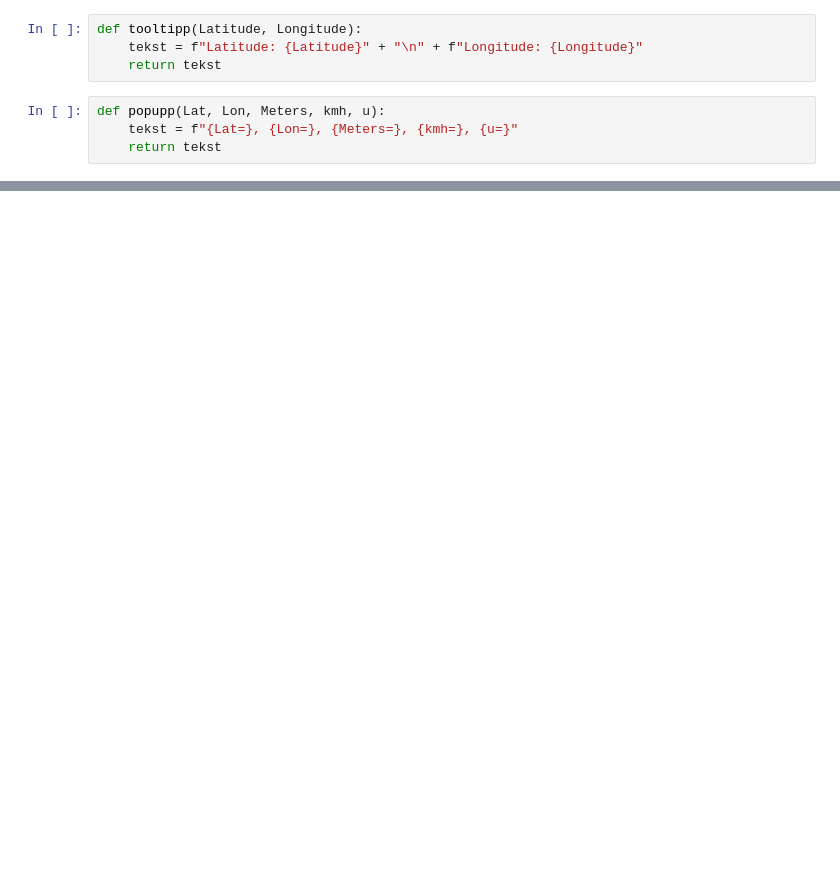
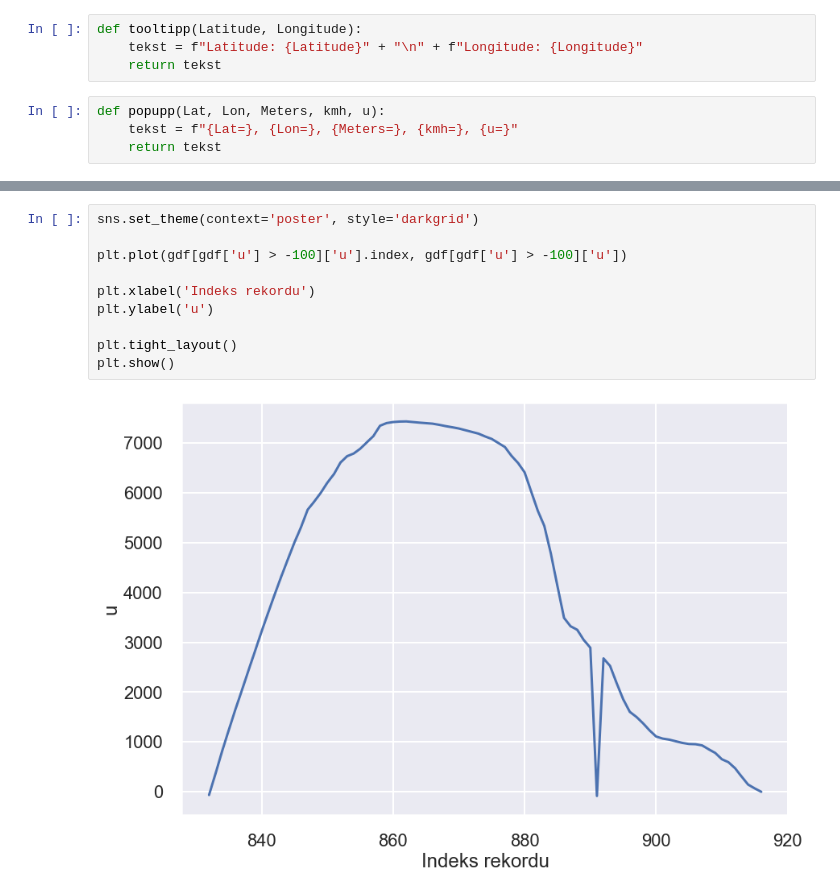
Before and after one commit to krz144/WZGW, a Jupyter notebook: Projekt1/projekt1.ipynb, the cells around one changed output, grey strips where cells are left out. Saved outputs shown, nothing was run; the diff lists cells and outputs as text; blank space fills up the shorter version.

```diff
--- a/Projekt1/projekt1.ipynb
+++ b/Projekt1/projekt1.ipynb
@@ -171,0 +228,12 @@ m
+# %%
+sns.set_theme(context='poster', style='darkgrid')
+
+plt.plot(gdf[gdf['u'] > -100]['u'].index, gdf[gdf['u'] > -100]['u'])
+
+plt.xlabel('Indeks rekordu')
+plt.ylabel('u')
+
+plt.tight_layout()
+plt.show()
+# %% [output]
+[figure, added]
```
Also changed, not shown: parts of 34 cells of this notebook.
